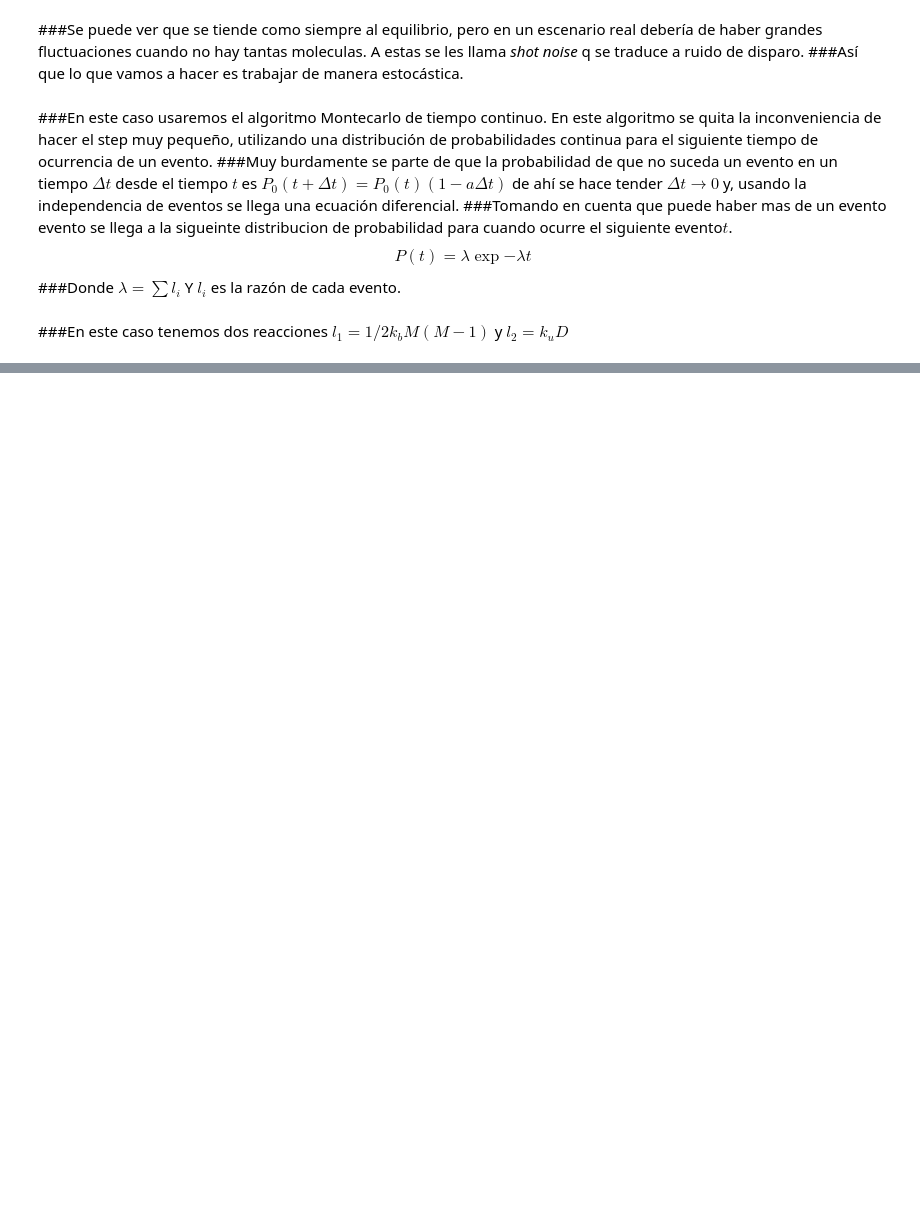
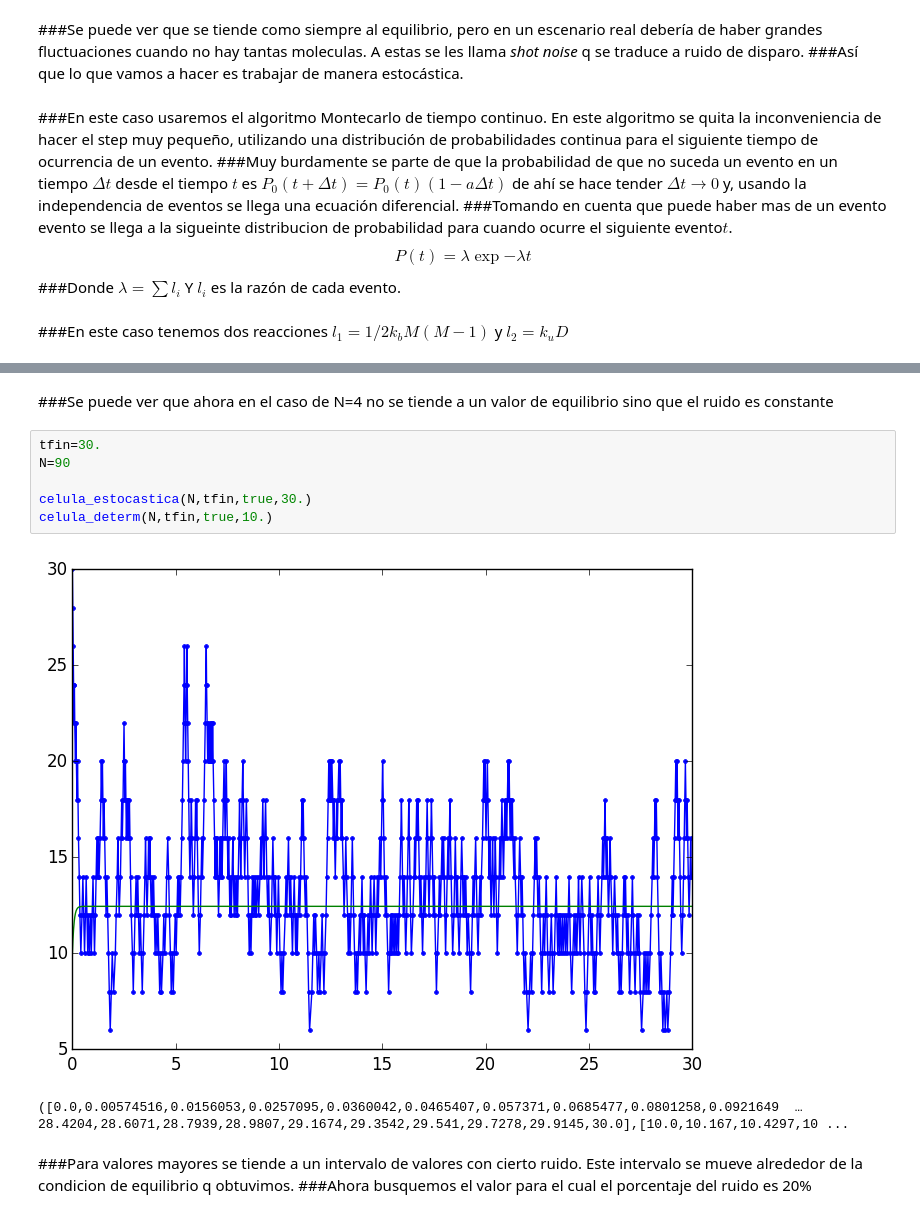
Before and after one commit to epaaso/mi-monte-carlo, a Jupyter notebook: tareas/Proyecto final.ipynb, the cells around one changed output, grey strips where cells are left out. Drawn from its saved outputs; the diff is of its cells as text; blank space fills up the shorter version.

```diff
--- a/tareas/Proyecto final.ipynb
+++ b/tareas/Proyecto final.ipynb
@@ -79,0 +116,14 @@ random_t_espera (generic function with 1 method)
+# %% [markdown]
+###Se puede ver que ahora en el caso de N=4 no se tiende a un valor de equilibrio sino que el ruido es constante
+# %%
+tfin=30.
+N=90
+
+celula_estocastica(N,tfin,true,30.)
+celula_determ(N,tfin,true,10.)
+# %% [output]
+[figure, added]
+([0.0,0.00574516,0.0156053,0.0257095,0.0360042,0.0465407,0.057371,0.0685477,0.0801258,0.0921649  …  28.4204,28.6071,28.7939,28.9807,29.1674,29.3542,29.541,29.7278,29.9145,30.0],[10.0,10.167,10.4297,10 ...
+# %% [markdown]
+###Para valores mayores se tiende a un intervalo de valores con cierto ruido. Este intervalo se mueve alrededor de la condicion de equilibrio q obtuvimos.
+###Ahora busquemos el valor para el cual el porcentaje del ruido es 20%
```
Also changed, not shown: parts of 22 cells of this notebook.
